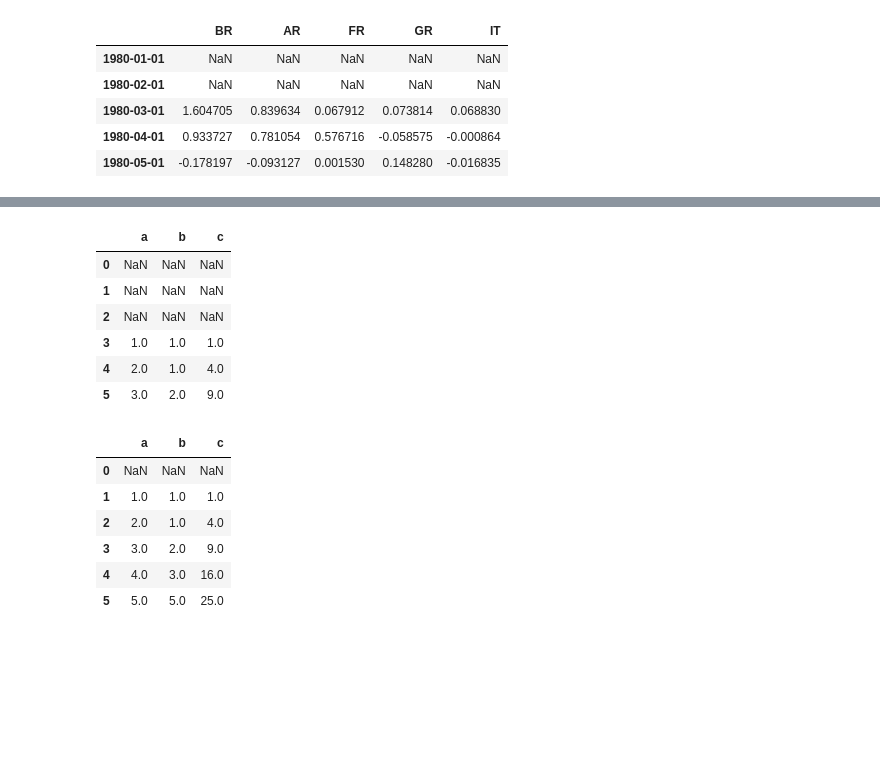
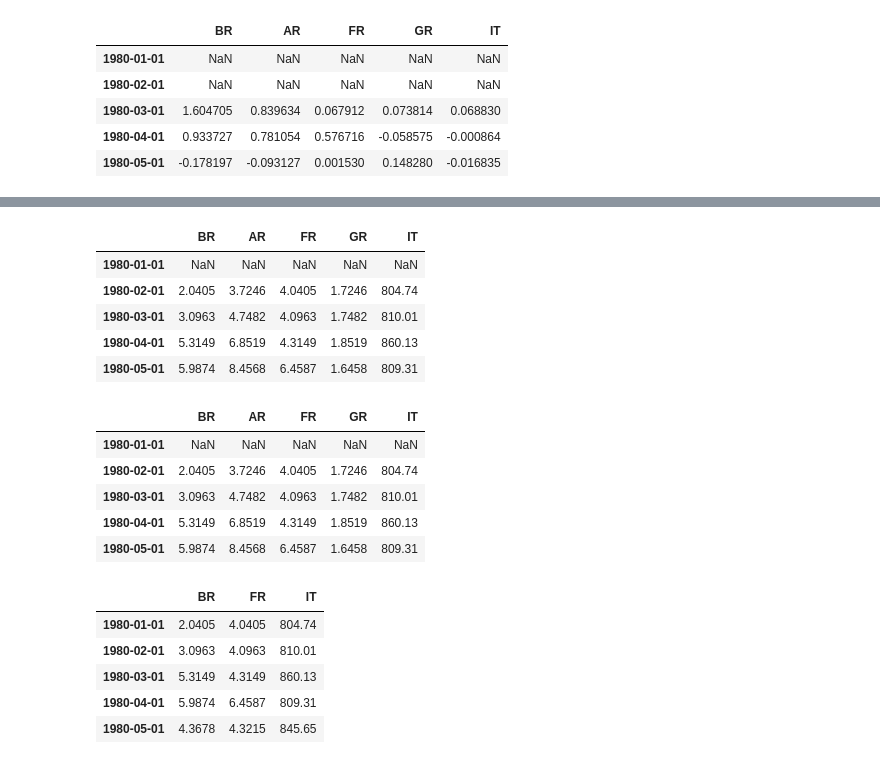
Before and after one commit to furlancad/Estudo-PMF, a Jupyter notebook: Analise_Vale3_Yahoo_Finance.ipynb, the cells around one changed output, grey strips where cells are left out. Drawn from its saved outputs; the diff is of its cells as text; code cells hidden in the pictures; blank space fills up the shorter version.

```diff
--- a/Analise_Vale3_Yahoo_Finance.ipynb
+++ b/Analise_Vale3_Yahoo_Finance.ipynb
@@ -707,8 +944,3 @@ df.pct_change(2)
 | 1980-03-01 | 1.604705 | 0.839634 | 0.067912 | 0.073814 | 0.068830 |
 | 1980-04-01 | 0.933727 | 0.781054 | 0.576716 | -0.058575 | -0.000864 |
 | 1980-05-01 | -0.178197 | -0.093127 | 0.001530 | 0.148280 | -0.016835 |
-# %%
-df = pd.DataFrame({'a': [1, 2, 3, 4, 5, 6],
-                   'b': [1, 1, 2, 3, 5, 8],
-                   'c': [1, 4, 9, 16, 25, 36]})
-df
@@ -753,6 +982,0 @@ df.diff(axis=1)
-# %%
-df = pd.DataFrame({"Col1": [10, 20, 15, 30, 45],
-                  "Col2": [13, 23, 18, 33, 48],
-                  "Col3": [17, 27, 22, 37, 52]},
-                  index=pd.date_range("2020-01-01", "2020-01-05"))
-df
@@ -766,20 +983,28 @@ df
 # %%
-df.shift(3)
+df.shift()
 # %% [output]
-|  | a | b | c |
-| 0 | NaN | NaN | NaN |
-| 1 | NaN | NaN | NaN |
-| 2 | NaN | NaN | NaN |
-| 3 | 1.0 | 1.0 | 1.0 |
-| 4 | 2.0 | 1.0 | 4.0 |
-| 5 | 3.0 | 2.0 | 9.0 |
+|  | BR | AR | FR | GR | IT |
+| 1980-01-01 | NaN | NaN | NaN | NaN | NaN |
+| 1980-02-01 | 2.0405 | 3.7246 | 4.0405 | 1.7246 | 804.74 |
+| 1980-03-01 | 3.0963 | 4.7482 | 4.0963 | 1.7482 | 810.01 |
+| 1980-04-01 | 5.3149 | 6.8519 | 4.3149 | 1.8519 | 860.13 |
+| 1980-05-01 | 5.9874 | 8.4568 | 6.4587 | 1.6458 | 809.31 |
 # %%
 df.shift(periods=1)
 # %% [output]
-|  | a | b | c |
-| 0 | NaN | NaN | NaN |
-| 1 | 1.0 | 1.0 | 1.0 |
-| 2 | 2.0 | 1.0 | 4.0 |
-| 3 | 3.0 | 2.0 | 9.0 |
-| 4 | 4.0 | 3.0 | 16.0 |
-| 5 | 5.0 | 5.0 | 25.0 |
+|  | BR | AR | FR | GR | IT |
+| 1980-01-01 | NaN | NaN | NaN | NaN | NaN |
+| 1980-02-01 | 2.0405 | 3.7246 | 4.0405 | 1.7246 | 804.74 |
+| 1980-03-01 | 3.0963 | 4.7482 | 4.0963 | 1.7482 | 810.01 |
+| 1980-04-01 | 5.3149 | 6.8519 | 4.3149 | 1.8519 | 860.13 |
+| 1980-05-01 | 5.9874 | 8.4568 | 6.4587 | 1.6458 | 809.31 |
+# %%
+#Drop columns
+df.drop(['AR', 'GR'], axis=1)
+# %% [output]
+|  | BR | FR | IT |
+| 1980-01-01 | 2.0405 | 4.0405 | 804.74 |
+| 1980-02-01 | 3.0963 | 4.0963 | 810.01 |
+| 1980-03-01 | 5.3149 | 4.3149 | 860.13 |
+| 1980-04-01 | 5.9874 | 6.4587 | 809.31 |
+| 1980-05-01 | 4.3678 | 4.3215 | 845.65 |
```
Also changed, not shown: parts of 87 cells of this notebook.
